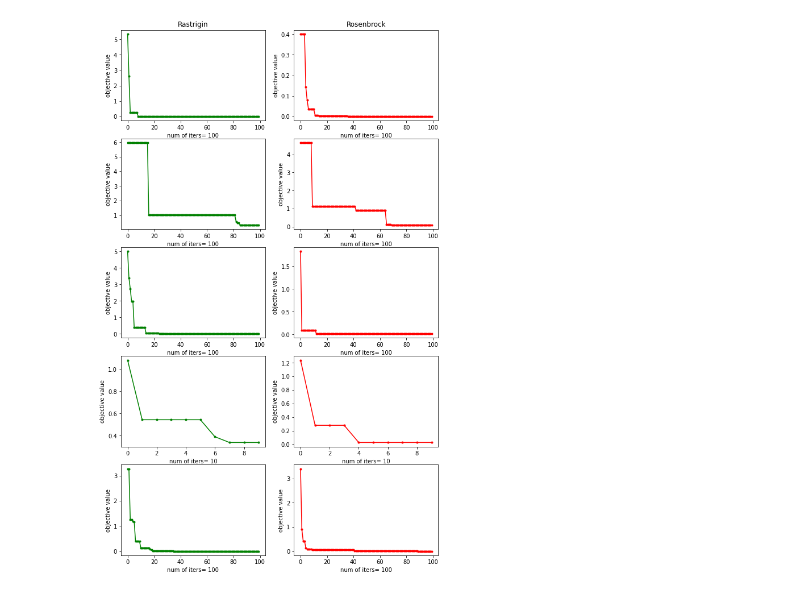
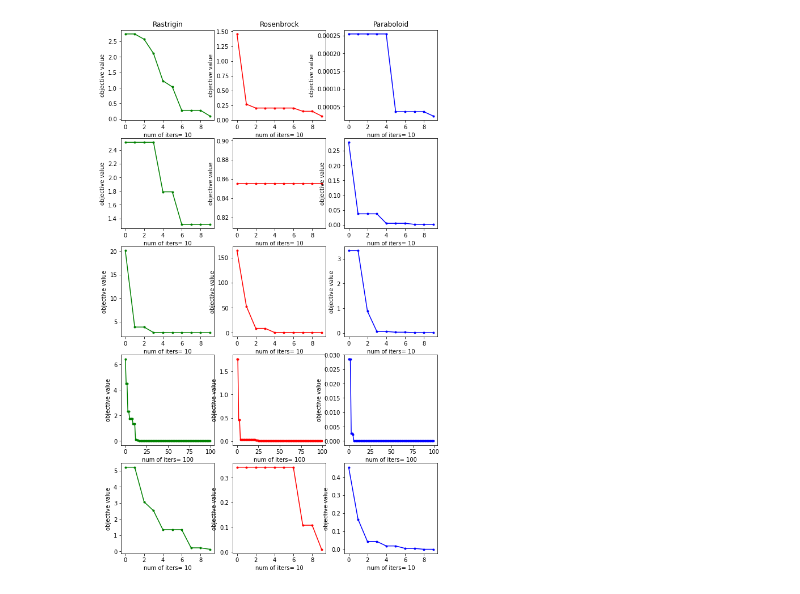
Before and after one commit to mirjanaa/Bee-Colony-Optimization, a Jupyter notebook: main.ipynb, the cells around one changed output. Saved outputs shown, nothing was run; the diff lists cells and outputs as text; code cells hidden in the pictures.

```diff
--- a/main.ipynb
+++ b/main.ipynb
@@ -33,6 +33,9 @@ def rosenbrock(x):
     a = 1
     b = 100
     return (a - x[0]) ** 2 + b * (x[1] - x[0]**2)**2
+# %%
+def paraboloid(x):
+  return x[0]**2 + x[1]**2
 # %%
 bounds = np.array([(-5.12, 5.12), (-5.12, 5.12)])
 # %%
@@ -149,18 +152,25 @@ n = random.sample(num_iters, k=1)[0]
 l = random.sample(limit, k=1)[0]
 
 best_solution, _, fitness_values = ABC_algorithm(p, n, l, rastrigin)
-plt.subplot(tmp, 2, 1)
+plt.subplot(tmp, 3, 1)
 plt.plot(range(n), fitness_values, color='green', marker='.')
 plt.xlabel("num of iters= " + str(n))
 plt.ylabel("fitness")
 plt.title('Rastrigin')
 
 best_solution, _, fitness_values = ABC_algorithm(p, n, l, rosenbrock)
-plt.subplot(tmp, 2, 2)
+plt.subplot(tmp, 3, 2)
 plt.plot(range(n), fitness_values, color='red', marker='.')
 plt.xlabel("num of iters= " + str(n))
 plt.ylabel("fitness")
 plt.title('Rosenbrock')
+
+best_solution, _, fitness_values = ABC_algorithm(p, n, l, paraboloid)
+plt.subplot(tmp, 3, 3)
+plt.plot(range(n), fitness_values, color='blue', marker='.')
+plt.xlabel("num of iters= " + str(n))
+plt.ylabel("fitness")
+plt.title('Paraboloid')
 
 
 for i in range(1, tmp):
@@ -169,16 +179,22 @@ for i in range(1, tmp):
   l = random.sample(limit, k=1)[0]
 
   best_solution, _, fitness_values = ABC_algorithm(p, n, l, rastrigin)
-  plt.subplot(tmp, 2, 2*i+1)
+  plt.subplot(tmp, 3, 3*i+1)
   plt.plot(range(n), fitness_values, color='green', marker='.')
   plt.xlabel("num of iters= " + str(n))
   plt.ylabel("fitness")
 
   best_solution, _, fitness_values = ABC_algorithm(p, n, l, rosenbrock)
-  plt.subplot(tmp, 2, 2*i+2)
+  plt.subplot(tmp, 3, 3*i+2)
   plt.plot(range(n), fitness_values, color='red', marker='.')
   plt.xlabel("num of iters= " + str(n))
   plt.ylabel("fitness")
 
+  best_solution, _, fitness_values = ABC_algorithm(p, n, l, paraboloid)
+  plt.subplot(tmp, 3, 3*i+3)
+  plt.plot(range(n), fitness_values, color='blue', marker='.')
+  plt.xlabel("num of iters= " + str(n))
+  plt.ylabel("fitness")
+
 plt.show()
 # %% [output]
@@ -208,18 +224,25 @@ n = random.sample(num_iters, k=1)[0]
 l = random.sample(limit, k=1)[0]
 
 best_solution, obj_values, _ = ABC_algorithm(p, n, l, rastrigin)
-plt.subplot(tmp, 2, 1)
+plt.subplot(tmp, 3, 1)
 plt.plot(range(n), obj_values, color='green', marker='.')
 plt.xlabel("num of iters= " + str(n))
 plt.ylabel("objective value")
 plt.title('Rastrigin')
 
 best_solution, obj_values, _ = ABC_algorithm(p, n, l, rosenbrock)
-plt.subplot(tmp, 2, 2)
+plt.subplot(tmp, 3, 2)
 plt.plot(range(n), obj_values, color='red', marker='.')
 plt.xlabel("num of iters= " + str(n))
 plt.ylabel("objective value")
 plt.title('Rosenbrock')
+
+best_solution, obj_values, _ = ABC_algorithm(p, n, l, paraboloid)
+plt.subplot(tmp, 3, 3)
+plt.plot(range(n), obj_values, color='blue', marker='.')
+plt.xlabel("num of iters= " + str(n))
+plt.ylabel("objective value")
+plt.title('Paraboloid')
 
 
 for i in range(1, tmp):
@@ -228,16 +251,22 @@ for i in range(1, tmp):
   l = random.sample(limit, k=1)[0]
 
   best_solution, obj_values, _30 = ABC_algorithm(p, n, l, rastrigin)
-  plt.subplot(tmp, 2, 2*i+1)
+  plt.subplot(tmp, 3, 3*i+1)
   plt.plot(range(n), obj_values, color='green', marker='.')
   plt.xlabel("num of iters= " + str(n))
   plt.ylabel("objective value")
 
   best_solution, obj_values, _ = ABC_algorithm(p, n, l, rosenbrock)
-  plt.subplot(tmp, 2, 2*i+2)
+  plt.subplot(tmp, 3, 3*i+2)
   plt.plot(range(n), obj_values, color='red', marker='.')
   plt.xlabel("num of iters= " + str(n))
   plt.ylabel("objective value")
 
+  best_solution, obj_values, _ = ABC_algorithm(p, n, l, paraboloid)
+  plt.subplot(tmp, 3, 3*i+3)
+  plt.plot(range(n), obj_values, color='blue', marker='.')
+  plt.xlabel("num of iters= " + str(n))
+  plt.ylabel("objective value")
+
 plt.show()
 # %% [output]
@@ -261 +290 @@ fitness value:  0.9985124973329712
-[figure, old version]
+[figure, new version]
```
Also changed, not shown: parts of 2 cells of this notebook.
